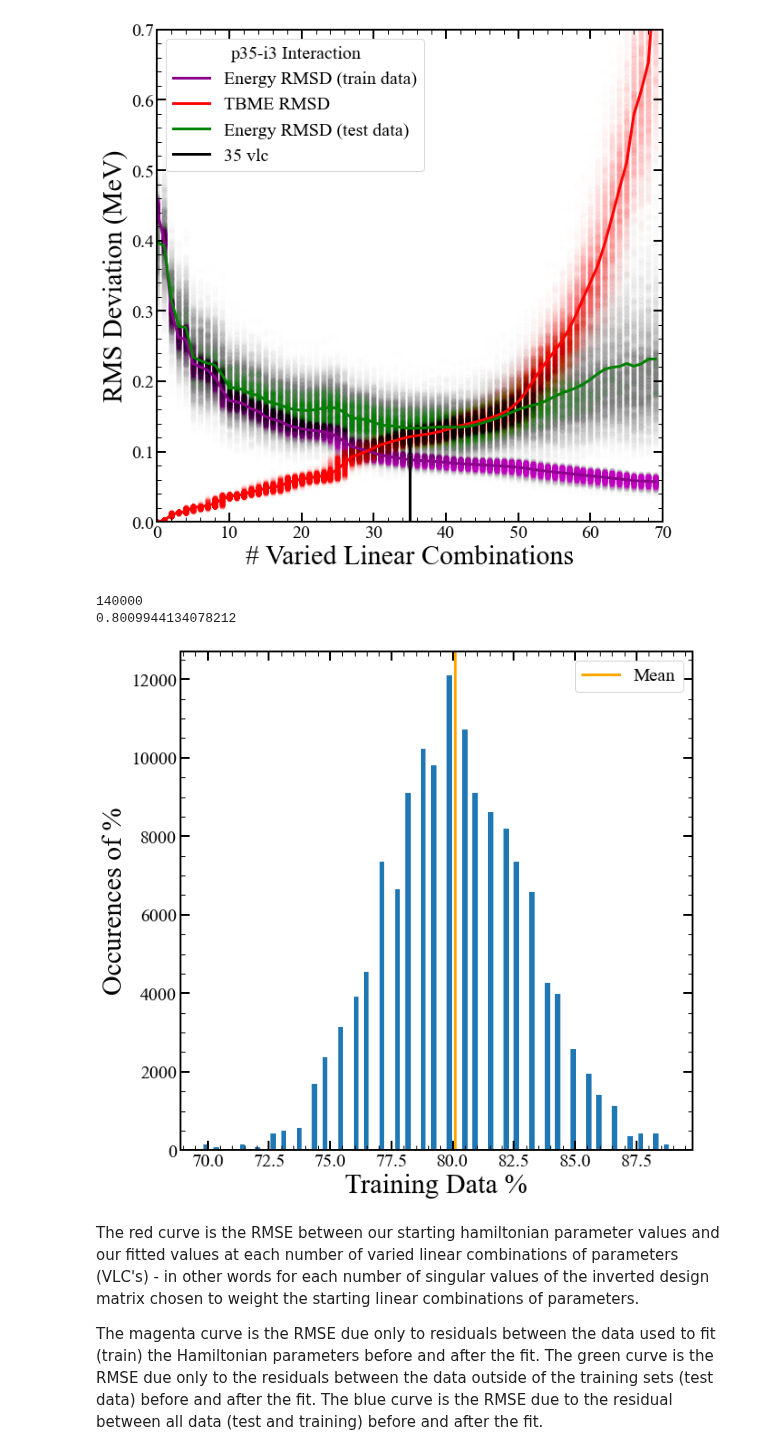
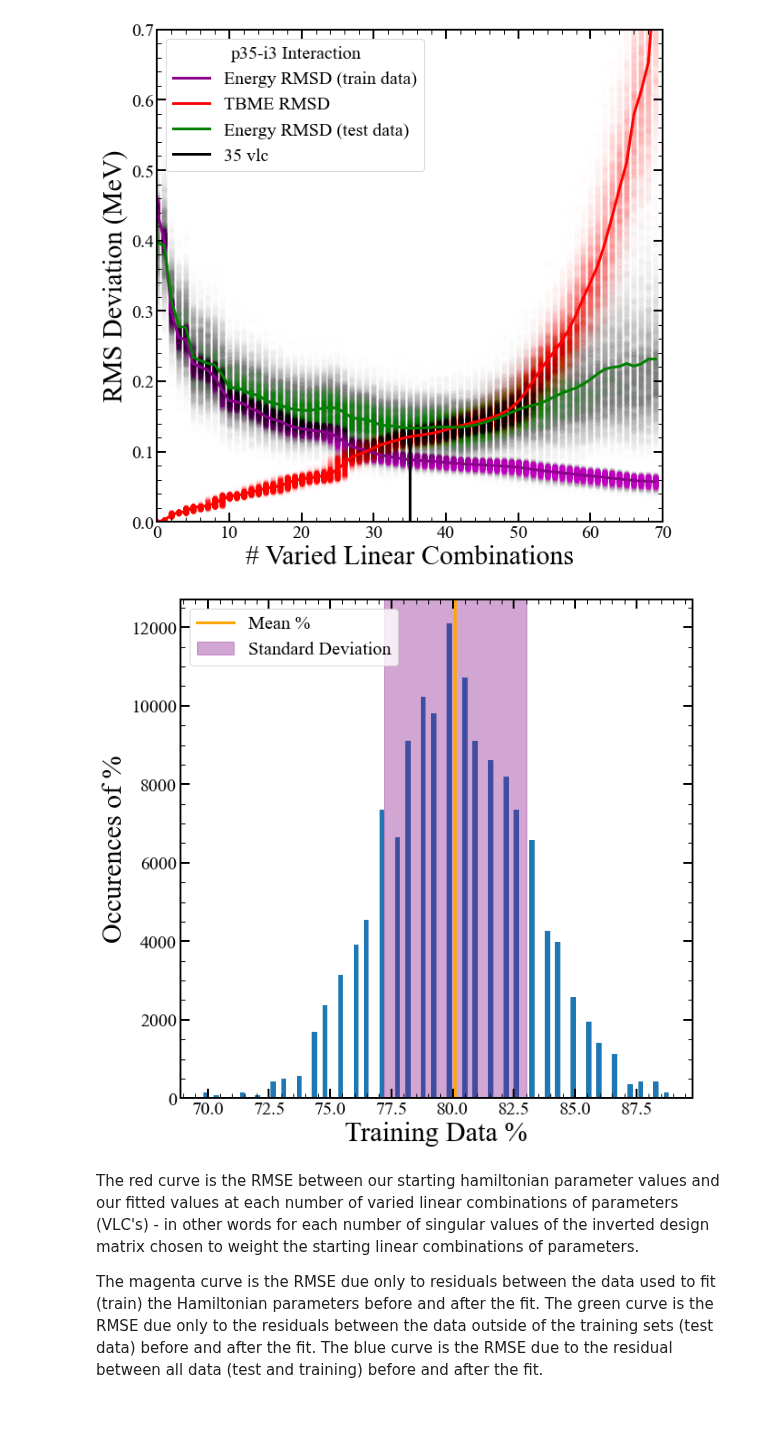
Before and after one commit to JordanPurcell/Research, a Jupyter notebook: n50fit/ave3f2/SVD.ipynb, the cells around one changed output. Saved outputs shown, nothing was run; the diff lists cells and outputs as text; code cells hidden in the pictures; blank space fills up the shorter version.

Commit message:
Data Sizes Plot Update
Now includes standard deviation in figure, and code gives clearer variable names

```diff
--- a/n50fit/ave3f2/SVD.ipynb
+++ b/n50fit/ave3f2/SVD.ipynb
@@ -212,22 +212,21 @@ plt.show()
 # %% [output]
 [figure]
 # %%
-print(len(dataSizes.flatten()))
-print( np.sum((dataSizes.flatten()-22)/179)/140000)
+meanPercent = 100*np.mean(dataSizes.flatten()-22)/179
+stdPercent = 100*np.std((dataSizes.flatten()-22)/179)
 plt.figure(figsize=(10, 10))
 plt.hist(100*(dataSizes.flatten()-22)/179, bins=90)
-plt.axvline(x = 100*np.sum((dataSizes.flatten()-22)/179)/140000, ymin = 0, ymax = 100000, color = 'orange', label='Mean', linewidth=3)
+plt.axvline(x = meanPercent, ymin = 0, ymax = 100000, color = 'orange', label='Mean %', linewidth=3)
+plt.axvspan(meanPercent - stdPercent, meanPercent + stdPercent, ymin=0, ymax=13000, alpha=0.35, color='purple', label='Standard Deviation')
 plt.minorticks_on()
 plt.tick_params(which="major", direction="in", right=True, top=True, length=10, width=2, labelsize=20)
 plt.tick_params(which="minor", direction="in", right=True, top=True, length=5, width=1, labelsize=20)
-plt.legend(fontsize=20).set_alpha(1)
+plt.legend(fontsize=20, loc='upper left').set_alpha(1)
 plt.xlabel('Training Data %', fontsize=30)
 plt.ylabel('Occurences of %', fontsize=30)
 plt.show()
 # %% [output]
-140000
-0.8009944134078212
-[figure, old version]
+[figure, new version]
 # %% [markdown]
 The red curve is the RMSE between our starting hamiltonian parameter values and our fitted values at each number of varied linear combinations of parameters (VLC's) - in other words for each number of singular values of the inverted design matrix chosen to weight the starting linear combinations of parameters.
 
```
Also changed, not shown: 2 other files.
